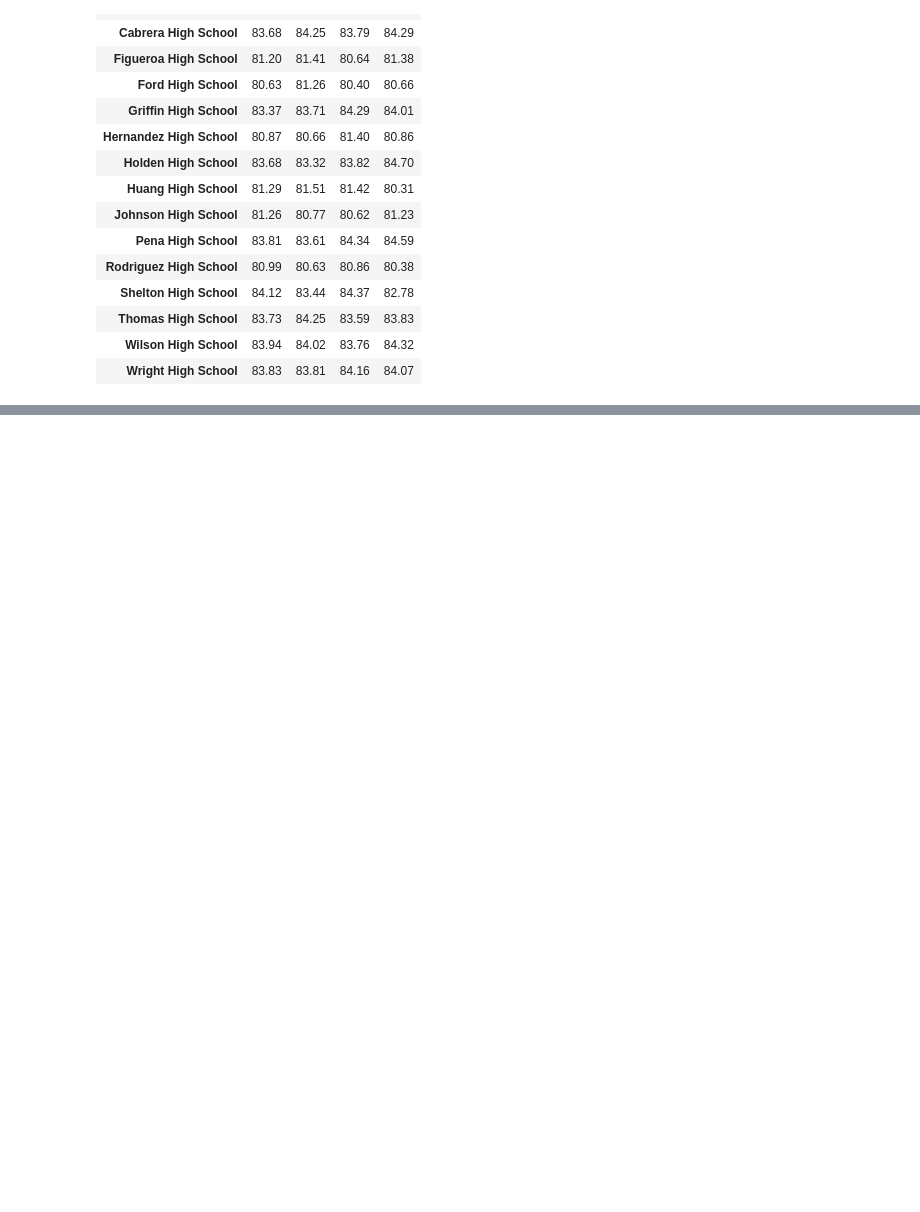
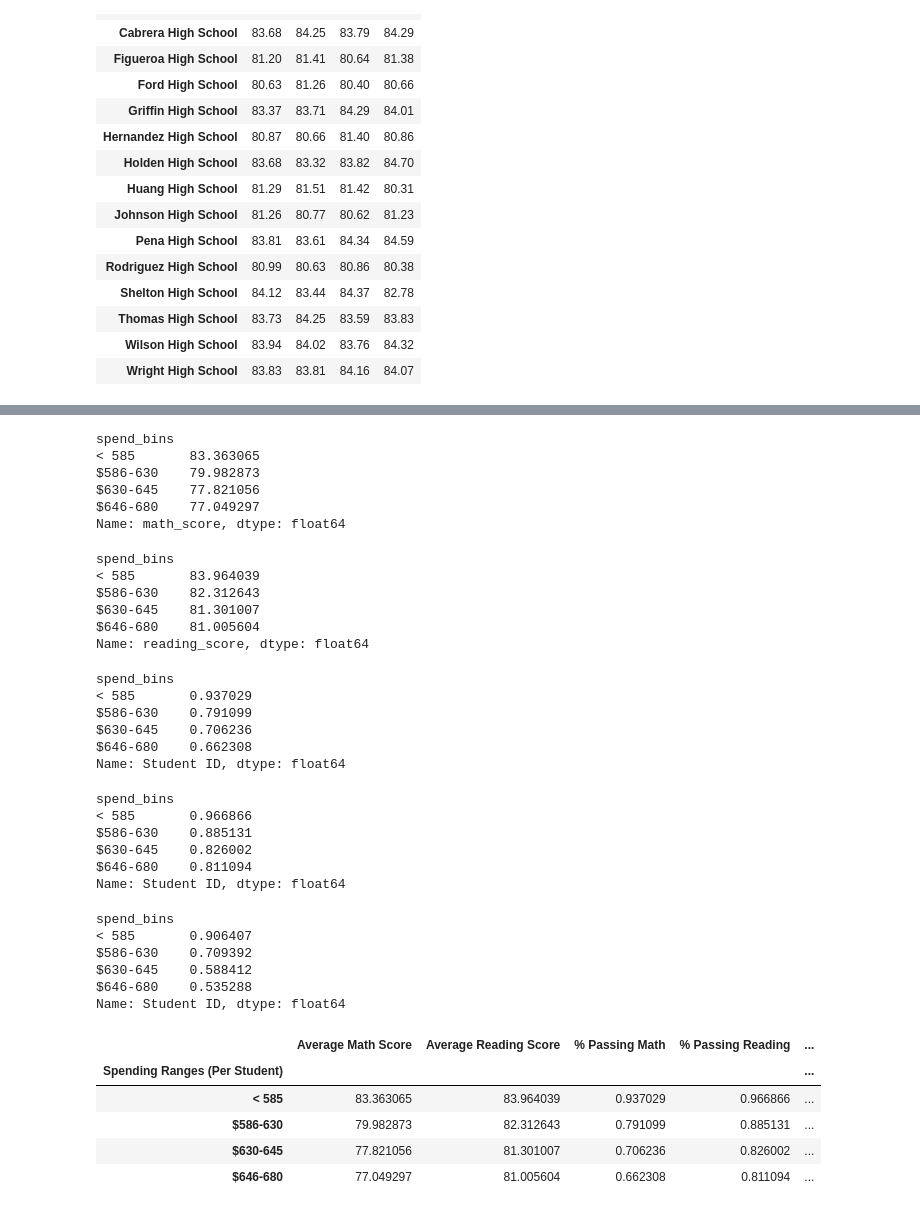
Before and after one commit to GrimmettDS/pandas-challenge, a Jupyter notebook: PyCitySchools/TestData.ipynb, the cells around one changed output, grey strips where cells are left out. Cells and saved outputs as stored; diff of their text form; code cells hidden in the pictures; blank space fills up the shorter version.

```diff
--- a/PyCitySchools/TestData.ipynb
+++ b/PyCitySchools/TestData.ipynb
@@ -319,0 +301,67 @@ scores_by_school_spend
+# %%
+avg_math_spent = score_by_spend['math_score'].mean()
+avg_math_spent.head()
+# %% [output]
+spend_bins
+< 585       83.363065
+$586-630    79.982873
+$630-645    77.821056
+$646-680    77.049297
+Name: math_score, dtype: float64
+# %%
+avg_reading_spent = score_by_spend['reading_score'].mean()
+avg_reading_spent.head()
+# %% [output]
+spend_bins
+< 585       83.964039
+$586-630    82.312643
+$630-645    81.301007
+$646-680    81.005604
+Name: reading_score, dtype: float64
+# %%
+spent_pass_math = school_data_complete[school_data_complete['math_score'] >= 70].groupby('spend_bins')['Student ID'].count()/score_by_spend['Student ID'].count()
+spent_pass_math.head()
+# %% [output]
+spend_bins
+< 585       0.937029
+$586-630    0.791099
+$630-645    0.706236
+$646-680    0.662308
+Name: Student ID, dtype: float64
+# %%
+spent_pass_reading = school_data_complete[school_data_complete['reading_score'] >= 70].groupby('spend_bins')['Student ID'].count()/score_by_spend['Student ID'].count()
+spent_pass_reading.head()
+# %% [output]
+spend_bins
+< 585       0.966866
+$586-630    0.885131
+$630-645    0.826002
+$646-680    0.811094
+Name: Student ID, dtype: float64
+# %%
+spent_overall = school_data_complete[(school_data_complete['math_score'] >= 70) & (school_data_complete['reading_score'] >= 70)].groupby('spend_bins')['Student ID'].count()/score_by_spend['Student ID'].count()
+spent_overall.head()
+# %% [output]
+spend_bins
+< 585       0.906407
+$586-630    0.709392
+$630-645    0.588412
+$646-680    0.535288
+Name: Student ID, dtype: float64
+# %%
+scores_by_money_spent = pd.DataFrame({"Average Math Score": avg_math_spent,
+                                     "Average Reading Score": avg_reading_spent,
+                                     "% Passing Math": spent_pass_math,
+                                     "% Passing Reading": spent_pass_reading,
+                                     "Overall Passing Rate": spent_overall})
+
+scores_by_money_spent.index.name = "Spending Ranges (Per Student)"
+
+scores_by_money_spent
+# %% [output]
+|  | Average Math Score | Average Reading Score | % Passing Math | % Passing Reading | ... |
+| Spending Ranges (Per Student) |  |  |  |  | ... |
+| < 585 | 83.363065 | 83.964039 | 0.937029 | 0.966866 | ... |
+| $586-630 | 79.982873 | 82.312643 | 0.791099 | 0.885131 | ... |
+| $630-645 | 77.821056 | 81.301007 | 0.706236 | 0.826002 | ... |
+| $646-680 | 77.049297 | 81.005604 | 0.662308 | 0.811094 | ... |
```
Also changed, not shown: parts of 5 cells of this notebook.
